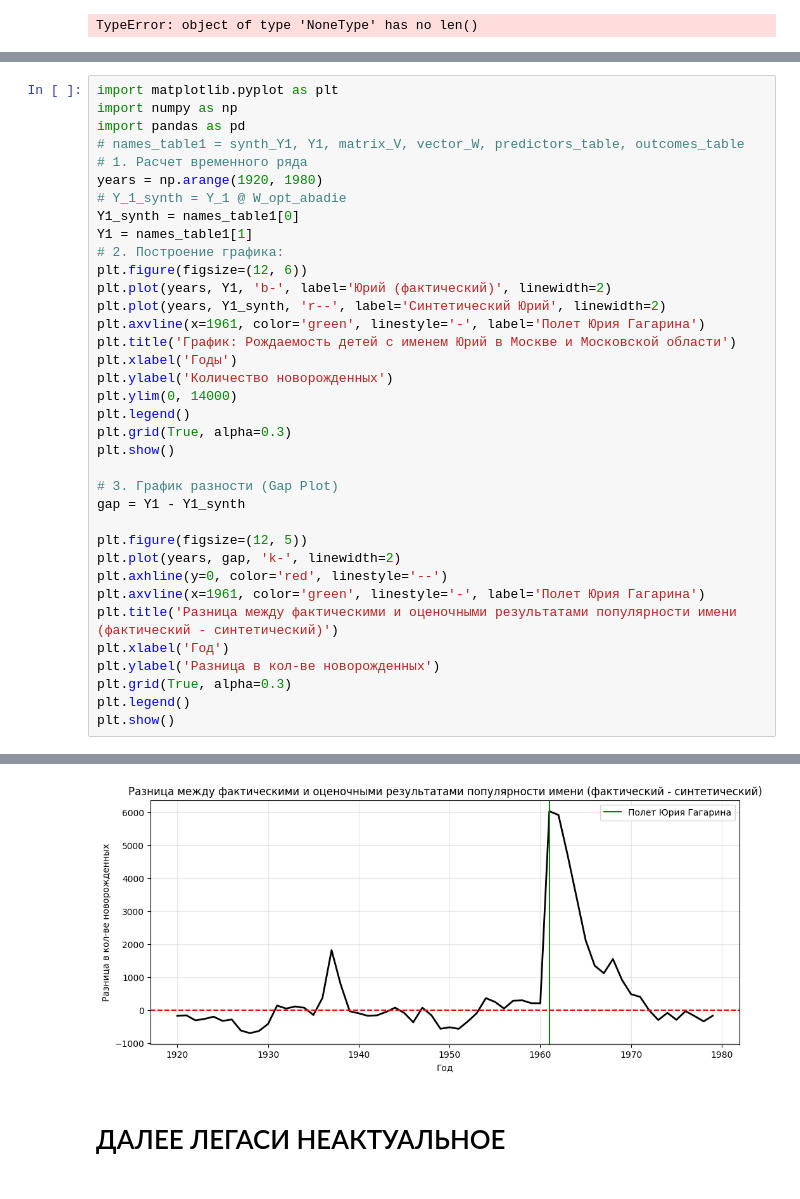
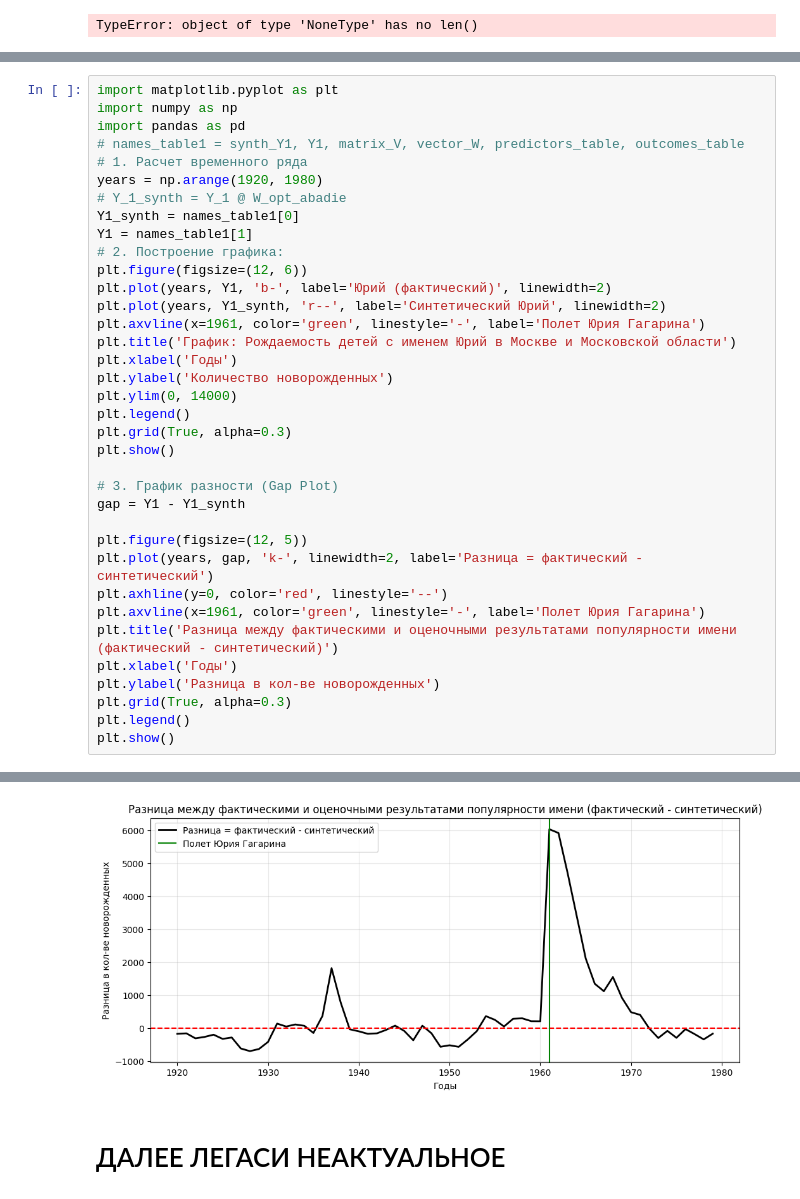
Before and after one commit to Altay02/SCMCourseWork, a Jupyter notebook: names.ipynb, the cells around one changed output, grey strips where cells are left out. Drawn from its saved outputs; the diff is of its cells as text.

```diff
--- a/names.ipynb
+++ b/names.ipynb
@@ -249,36 +249,36 @@ import pandas as pd
 years = np.arange(1920, 1980)
 # Y_1_synth = Y_1 @ W_opt_abadie
 Y1_synth = names_table1[0]
 Y1 = names_table1[1]
 # 2. Построение графика:
 plt.figure(figsize=(12, 6))
 plt.plot(years, Y1, 'b-', label='Юрий (фактический)', linewidth=2)
 plt.plot(years, Y1_synth, 'r--', label='Синтетический Юрий', linewidth=2)
 plt.axvline(x=1961, color='green', linestyle='-', label='Полет Юрия Гагарина')
 plt.title('График: Рождаемость детей с именем Юрий в Москве и Московской области')
 plt.xlabel('Годы')
 plt.ylabel('Количество новорожденных')
 plt.ylim(0, 14000)
 plt.legend()
 plt.grid(True, alpha=0.3)
 plt.show()
 
 # 3. График разности (Gap Plot)
 gap = Y1 - Y1_synth
 
 plt.figure(figsize=(12, 5))
-plt.plot(years, gap, 'k-', linewidth=2)
+plt.plot(years, gap, 'k-', linewidth=2, label='Разница = фактический - синтетический')
 plt.axhline(y=0, color='red', linestyle='--')
 plt.axvline(x=1961, color='green', linestyle='-', label='Полет Юрия Гагарина')
 plt.title('Разница между фактическими и оценочными результатами популярности имени (фактический - синтетический)')
-plt.xlabel('Год')
+plt.xlabel('Годы')
 plt.ylabel('Разница в кол-ве новорожденных')
 plt.grid(True, alpha=0.3)
 plt.legend()
 plt.show()
 # %% [output]
 [figure]
-[figure, old version]
+[figure, new version]
 # %% [markdown]
 # ДАЛЕЕ ЛЕГАСИ НЕАКТУАЛЬНОЕ
 # %%
```
Also changed, not shown: parts of 1 cell of this notebook.
